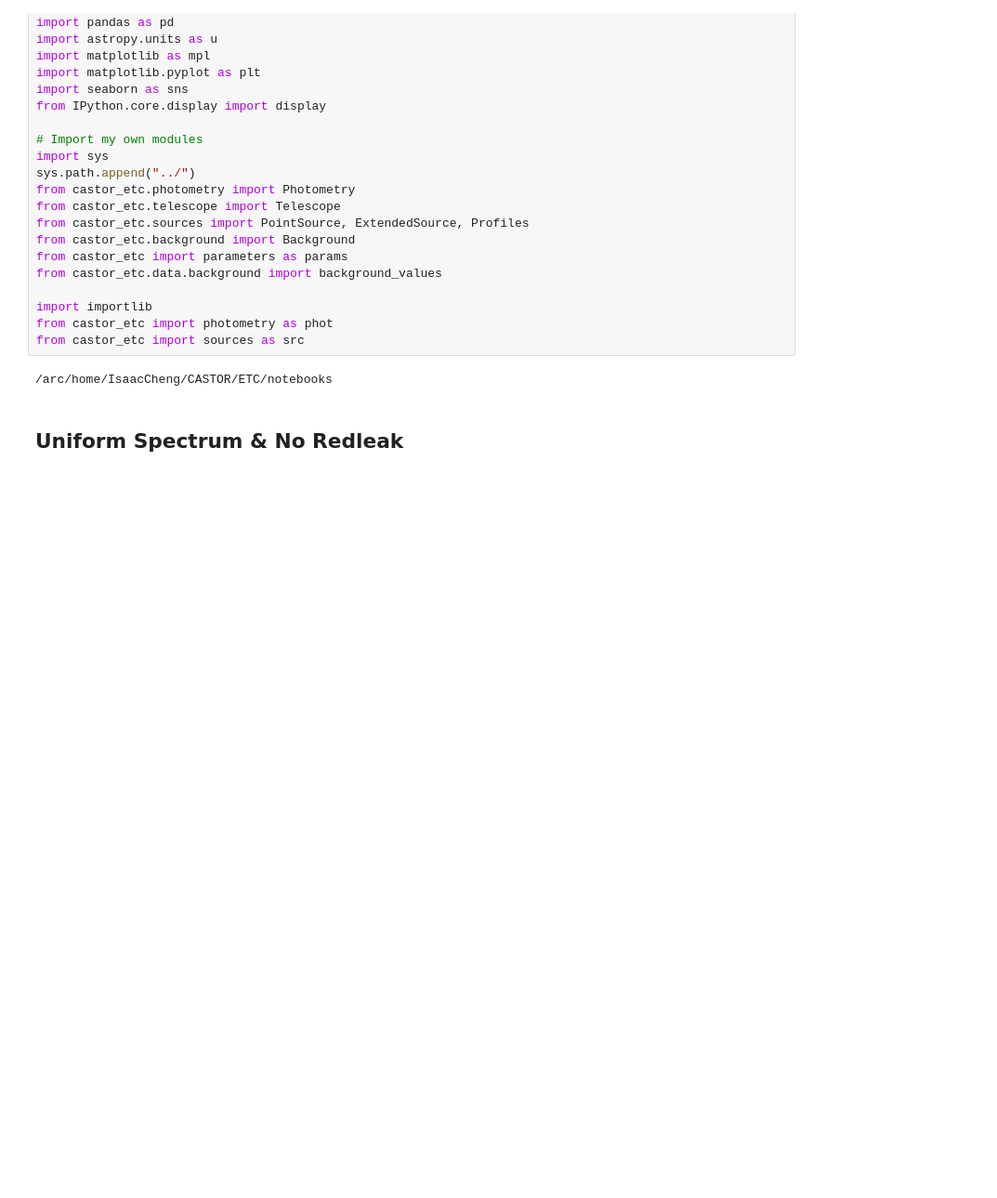
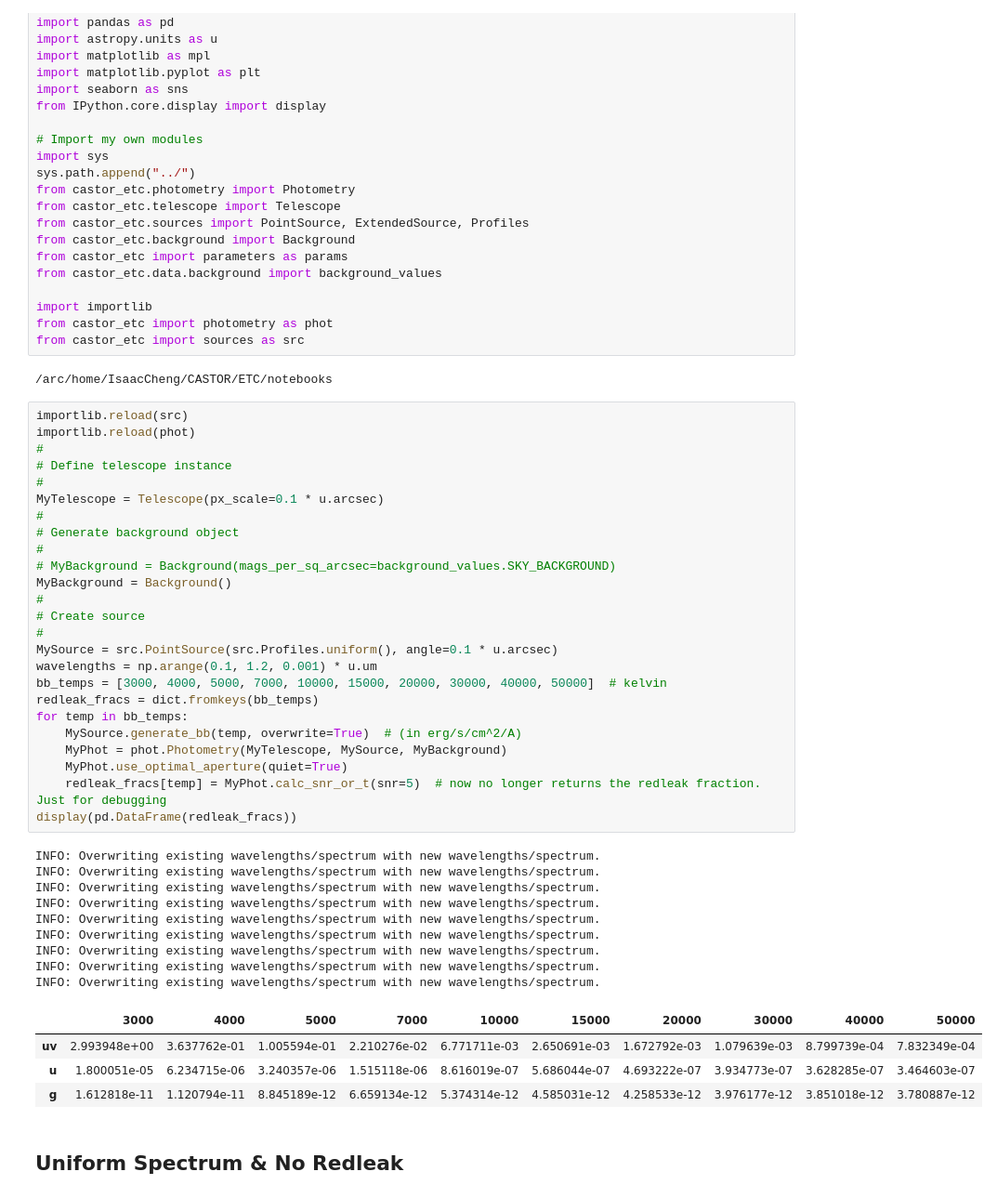
Before and after one commit to CASTOR-telescope/ETC, a Jupyter notebook: notebooks/photometry.ipynb, the cells around one changed output. Shown at 93% size. Cells and saved outputs as stored; diff of their text form; blank space fills up the shorter version.

```diff
--- a/notebooks/photometry.ipynb
+++ b/notebooks/photometry.ipynb
@@ -32,6 +32,45 @@ from castor_etc import photometry as phot
 from castor_etc import sources as src
 # %% [output]
 /arc/home/IsaacCheng/CASTOR/ETC/notebooks
+# %%
+importlib.reload(src)
+importlib.reload(phot)
+#
+# Define telescope instance
+#
+MyTelescope = Telescope(px_scale=0.1 * u.arcsec)
+#
+# Generate background object
+#
+# MyBackground = Background(mags_per_sq_arcsec=background_values.SKY_BACKGROUND)
+MyBackground = Background()
+#
+# Create source
+#
+MySource = src.PointSource(src.Profiles.uniform(), angle=0.1 * u.arcsec)
+wavelengths = np.arange(0.1, 1.2, 0.001) * u.um
+bb_temps = [3000, 4000, 5000, 7000, 10000, 15000, 20000, 30000, 40000, 50000]  # kelvin
+redleak_fracs = dict.fromkeys(bb_temps)
+for temp in bb_temps:
+    MySource.generate_bb(temp, overwrite=True)  # (in erg/s/cm^2/A)
+    MyPhot = phot.Photometry(MyTelescope, MySource, MyBackground)
+    MyPhot.use_optimal_aperture(quiet=True)
+    redleak_fracs[temp] = MyPhot.calc_snr_or_t(snr=5)  # now no longer returns the redleak fraction. Just for debugging
+display(pd.DataFrame(redleak_fracs))
+# %% [output]
+INFO: Overwriting existing wavelengths/spectrum with new wavelengths/spectrum.
+INFO: Overwriting existing wavelengths/spectrum with new wavelengths/spectrum.
+INFO: Overwriting existing wavelengths/spectrum with new wavelengths/spectrum.
+INFO: Overwriting existing wavelengths/spectrum with new wavelengths/spectrum.
+INFO: Overwriting existing wavelengths/spectrum with new wavelengths/spectrum.
+INFO: Overwriting existing wavelengths/spectrum with new wavelengths/spectrum.
+INFO: Overwriting existing wavelengths/spectrum with new wavelengths/spectrum.
+INFO: Overwriting existing wavelengths/spectrum with new wavelengths/spectrum.
+INFO: Overwriting existing wavelengths/spectrum with new wavelengths/spectrum.
+|  | 3000 | 4000 | 5000 | 7000 | 10000 | 15000 | 20000 | 30000 | 40000 | 50000 |
+| uv | 2.993948e+00 | 3.637762e-01 | 1.005594e-01 | 2.210276e-02 | 6.771711e-03 | 2.650691e-03 | 1.672792e-03 | 1.079639e-03 | 8.799739e-04 | 7.832349e-04 |
+| u | 1.800051e-05 | 6.234715e-06 | 3.240357e-06 | 1.515118e-06 | 8.616019e-07 | 5.686044e-07 | 4.693222e-07 | 3.934773e-07 | 3.628285e-07 | 3.464603e-07 |
+| g | 1.612818e-11 | 1.120794e-11 | 8.845189e-12 | 6.659134e-12 | 5.374314e-12 | 4.585031e-12 | 4.258533e-12 | 3.976177e-12 | 3.851018e-12 | 3.780887e-12 |
 # %% [markdown]
 ## Uniform Spectrum & No Redleak
 # %% [markdown]
```
Also changed, not shown: parts of 3 cells of this notebook, 2 other files.
